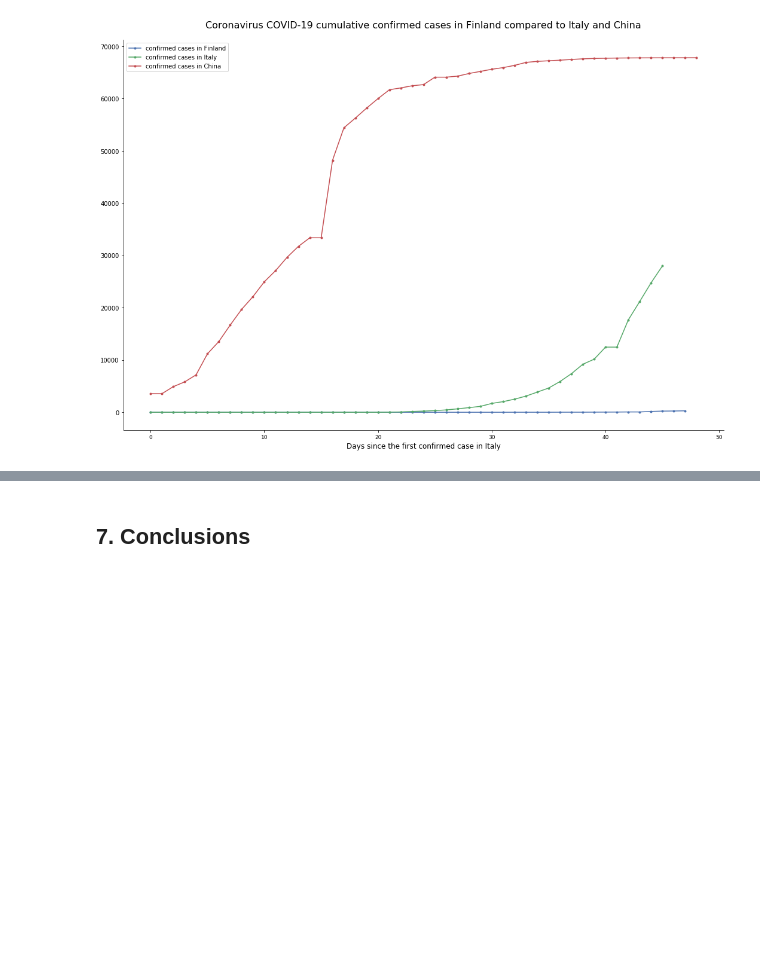
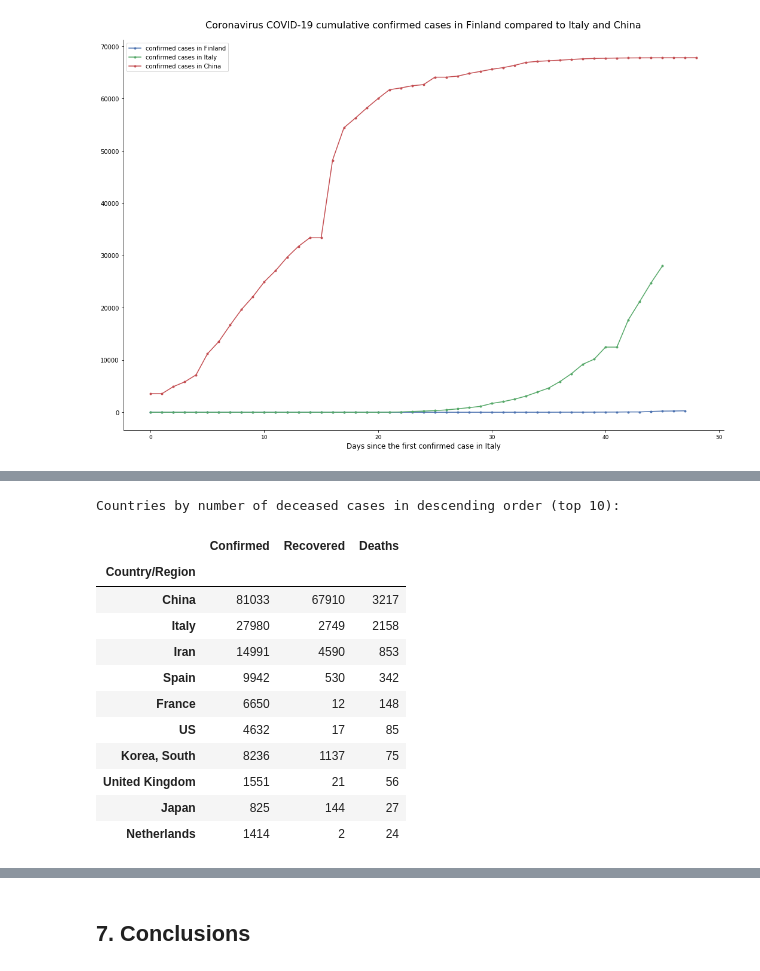
Before and after one commit to BerniHacker/Coronavirus, a Jupyter notebook: Coronavirus_Finland.ipynb, the cells around one changed output, grey strips where cells are left out. Drawn from its saved outputs; the diff is of its cells as text; code cells hidden in the pictures; blank space fills up the shorter version.

```diff
--- a/Coronavirus_Finland.ipynb
+++ b/Coronavirus_Finland.ipynb
@@ -776,0 +886,18 @@ cust_line_plot((list(range(len(finland_confirmed_pos))), finland_confirmed_pos,
+# %%
+# The top 10 Countries by number of deceased cases in descending order
+print("Countries by number of deceased cases in descending order (top 10):")
+daily_rep_short.sort_values(by ='Deaths', ascending = False).head(10)
+# %% [output]
+Countries by number of deceased cases in descending order (top 10):
+|  | Confirmed | Recovered | Deaths |
+| Country/Region |  |  |  |
+| China | 81033 | 67910 | 3217 |
+| Italy | 27980 | 2749 | 2158 |
+| Iran | 14991 | 4590 | 853 |
+| Spain | 9942 | 530 | 342 |
+| France | 6650 | 12 | 148 |
+| US | 4632 | 17 | 85 |
+| Korea, South | 8236 | 1137 | 75 |
+| United Kingdom | 1551 | 21 | 56 |
+| Japan | 825 | 144 | 27 |
+| Netherlands | 1414 | 2 | 24 |
```
Also changed, not shown: parts of 30 cells of this notebook, 1 other file.
